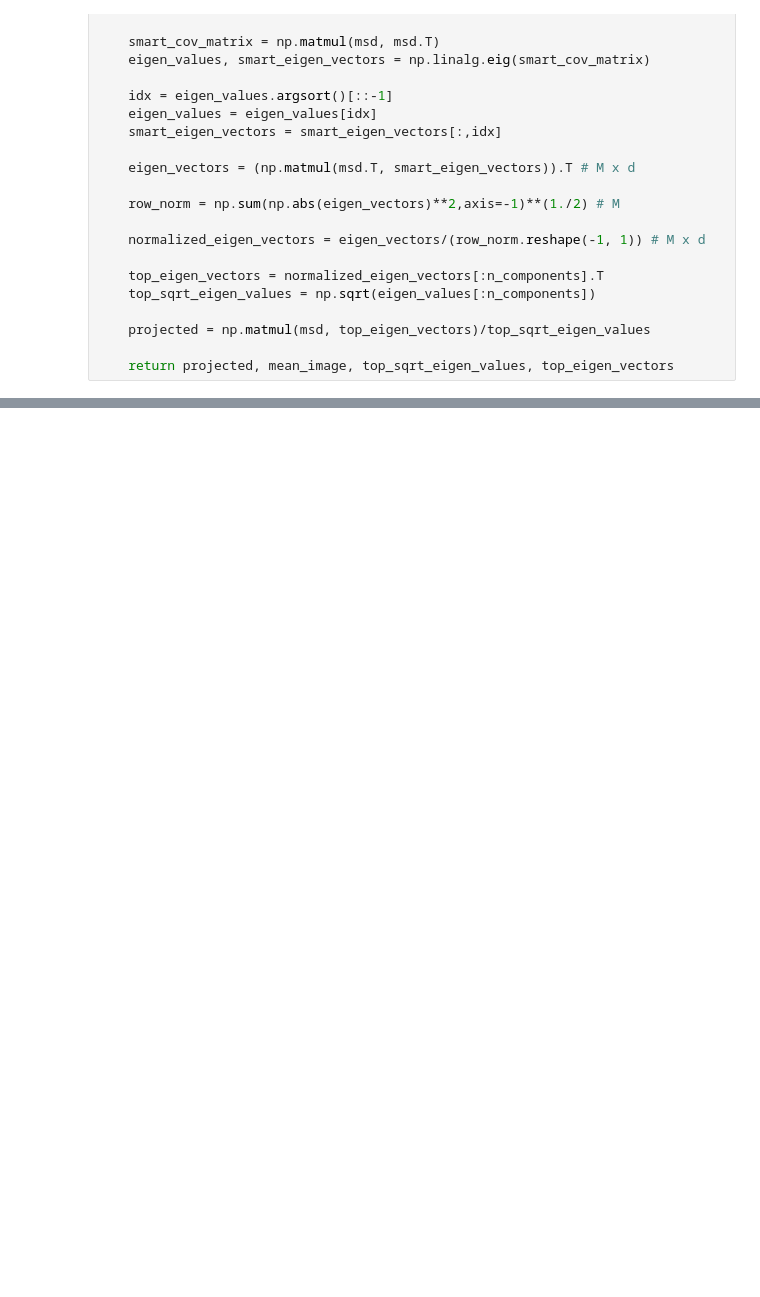
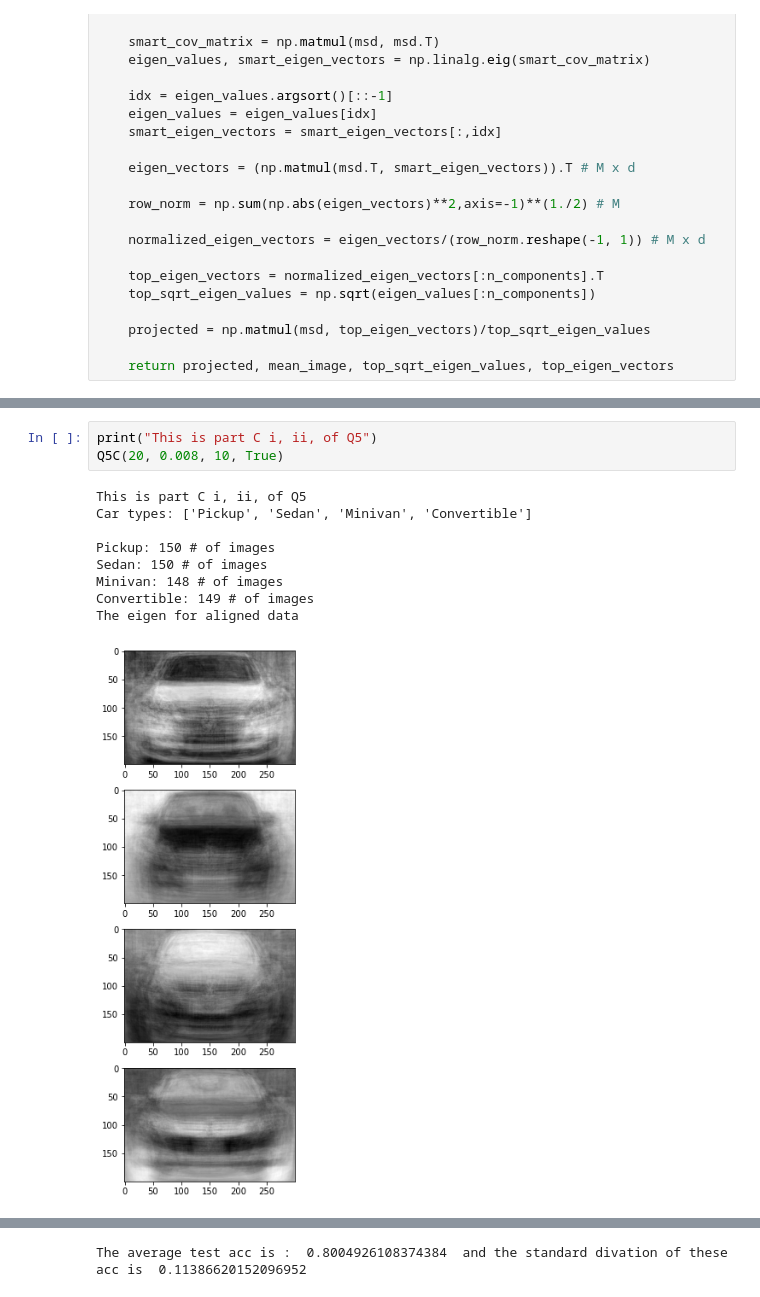
Before and after one commit to hanyax/Advance_Neutral_Network_Projects, a Jupyter notebook: PA1.ipynb, the cells around one changed output, grey strips where cells are left out. Cells and saved outputs as stored; diff of their text form; blank space fills up the shorter version.

```diff
--- a/PA1.ipynb
+++ b/PA1.ipynb
@@ -340,0 +370,13 @@ validationPCAed
+# %%
+print("This is part C i, ii, of Q5")
+Q5C(20, 0.008, 10, True)
+# %% [output]
+This is part C i, ii, of Q5
+Car types: ['Pickup', 'Sedan', 'Minivan', 'Convertible']
+
+Pickup: 150 # of images
+Sedan: 150 # of images
+Minivan: 148 # of images
+Convertible: 149 # of images
+The eigen for aligned data
+[figure, added]
@@ -340,0 +384 @@ validationPCAed
+The average test acc is :  0.8004926108374384  and the standard divation of these acc is  0.11386620152096952
```
Also changed, not shown: parts of 51 cells of this notebook.
